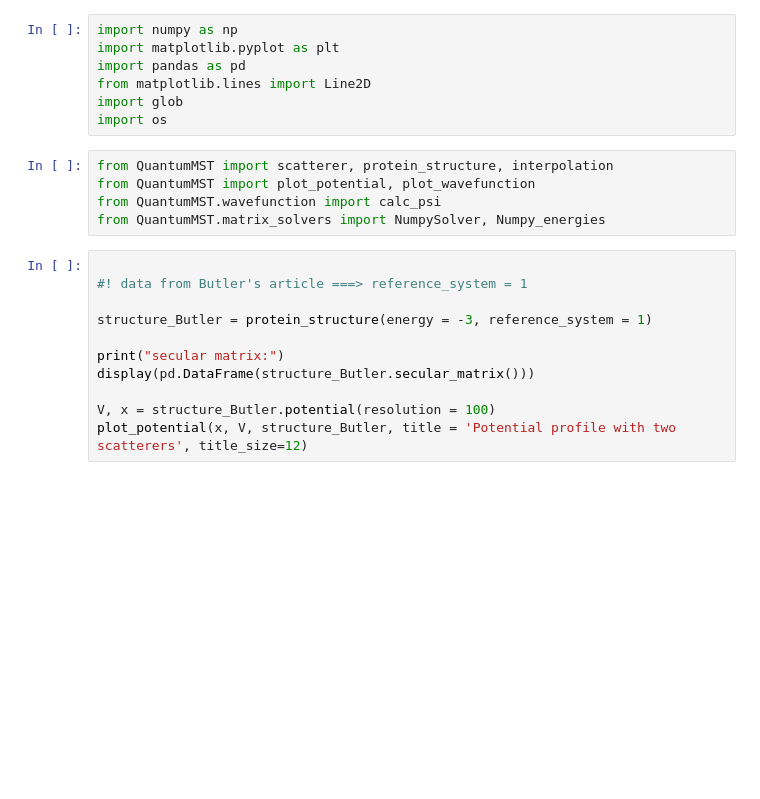
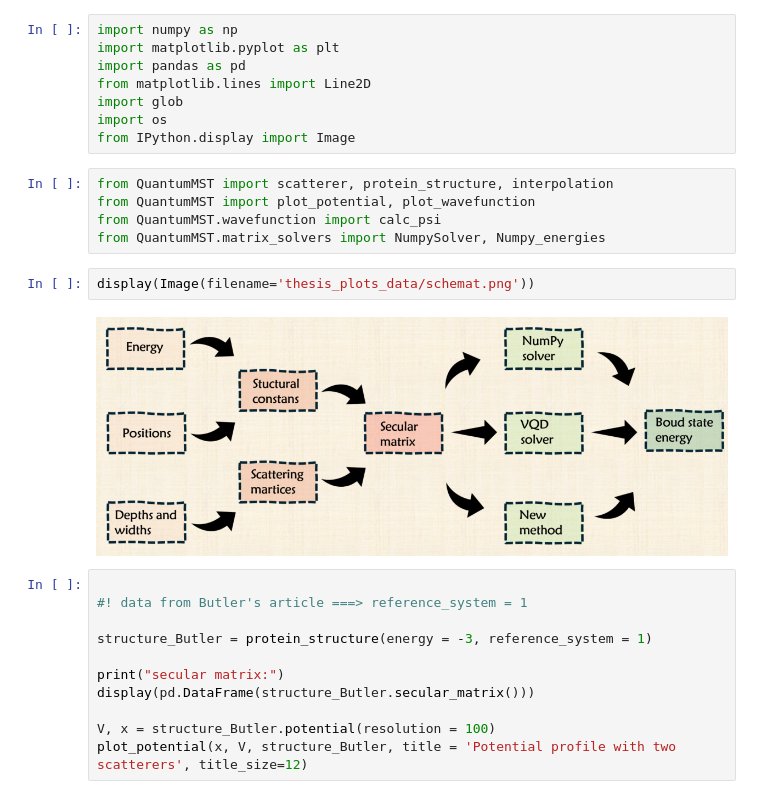
Before and after one commit to m-martyna/QuantumMST, a Jupyter notebook: thesis_plots.ipynb, the cells around one changed output. Saved outputs shown, nothing was run; the diff lists cells and outputs as text; blank space fills up the shorter version.

Commit message:
schemat

```diff
--- a/thesis_plots.ipynb
+++ b/thesis_plots.ipynb
@@ -5,11 +5,16 @@ import pandas as pd
 from matplotlib.lines import Line2D
 import glob
 import os
+from IPython.display import Image
 # %%
 from QuantumMST import scatterer, protein_structure, interpolation
 from QuantumMST import plot_potential, plot_wavefunction
 from QuantumMST.wavefunction import calc_psi
 from QuantumMST.matrix_solvers import NumpySolver, Numpy_energies
+# %%
+display(Image(filename='thesis_plots_data/schemat.png'))
+# %% [output]
+[figure, added]
 # %%
 
 #! data from Butler's article ===> reference_system = 1
```
Also changed, not shown: parts of 1 cell of this notebook, 1 other file.
